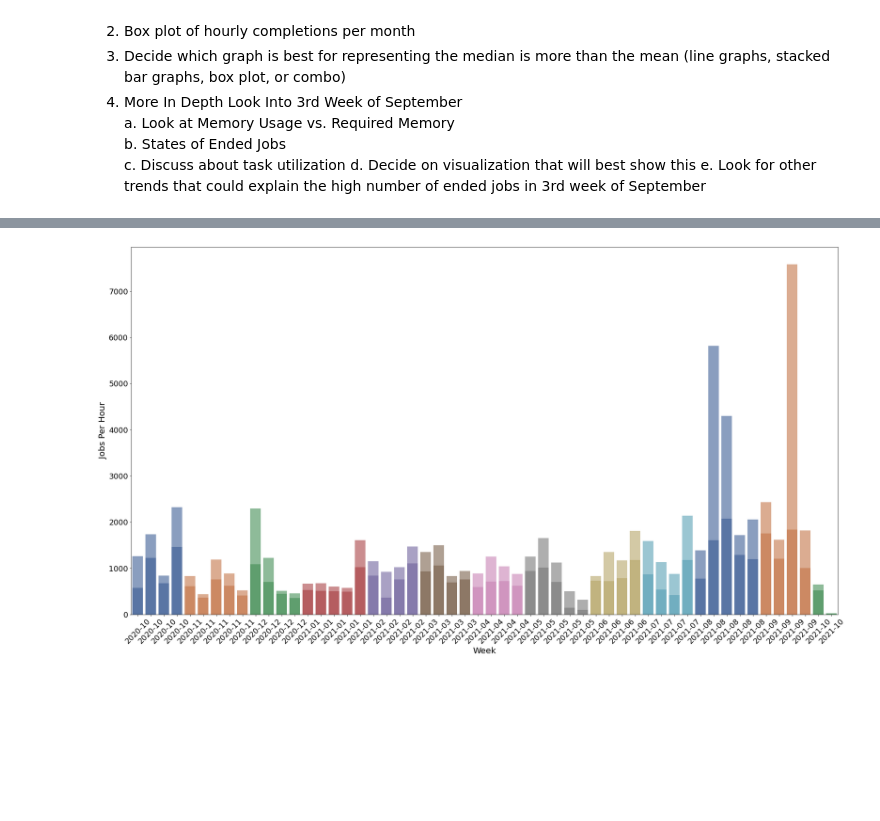
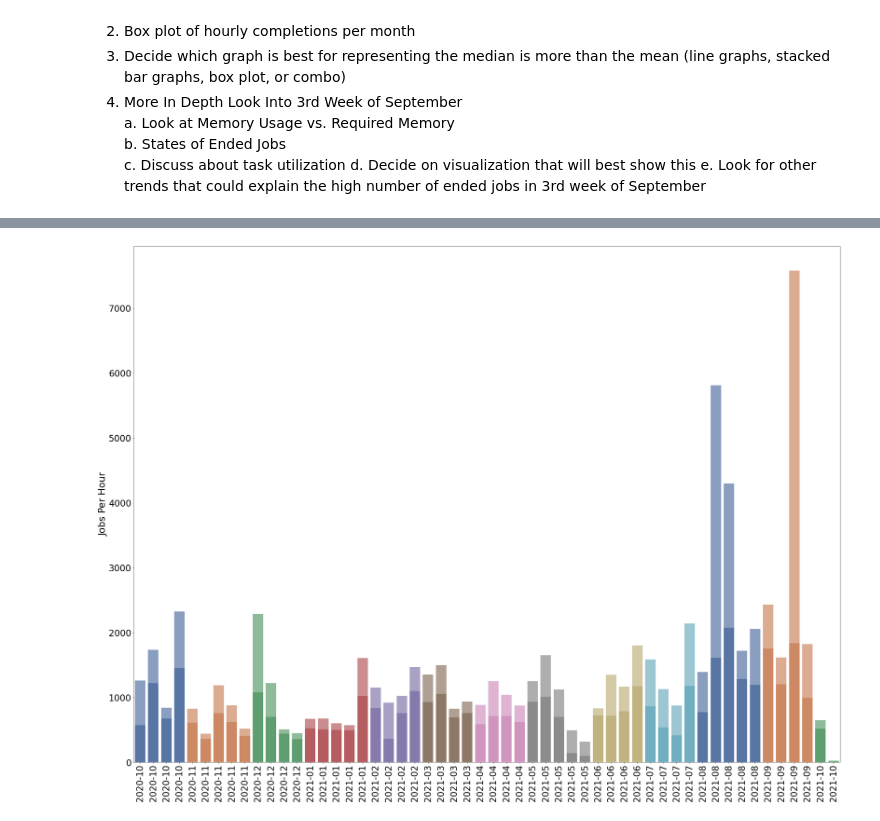
Before and after one commit to nss-data-science-cohort-5/accre-red-skittles, a Jupyter notebook: notebooks/Question 1.ipynb, the cells around one changed output, grey strips where cells are left out. Cells and saved outputs as stored; diff of their text form; code cells hidden in the pictures; blank space fills up the shorter version.

Commit message:
Graphs for presentation complete

```diff
--- a/notebooks/Question 1.ipynb
+++ b/notebooks/Question 1.ipynb
@@ -42,3 +33,6 @@ Name: END, dtype: object
     c. Discuss about task utilization
     d. Decide on visualization that will best show this
     e. Look for other trends that could explain the high number of ended jobs in 3rd week of September
+# %%
+# Set fontsize
+fontsize = 30
@@ -45,41 +82,41 @@ Name: END, dtype: object
 # %%
-# Median jobs ended per hour each month
-weekly_jobs_ended_median = jobs.groupby(pd.Grouper(key='END',freq='W')).median()
-weekly_jobs_ended_median = weekly_jobs_ended_median.reset_index()
+# Median jobs ended per hour each week
+weekly_jobs_ended_by_hour_median = jobs.groupby(pd.Grouper(key='END',freq='W')).median()
+weekly_jobs_ended_by_hour_median = weekly_jobs_ended_by_hour_median.reset_index()
 
-# Average(mean) jobs ended per hour each month
-weekly_jobs_ended_by_hour = jobs.groupby(pd.Grouper(key='END',freq='W')).count()/168
-weekly_jobs_ended_by_hour = weekly_jobs_ended_by_hour.reset_index()
+# Average(mean) jobs ended per hour each week
+weekly_jobs_ended_by_hour_mean = jobs.groupby(pd.Grouper(key='END',freq='W')).count()/168
+weekly_jobs_ended_by_hour_mean = weekly_jobs_ended_by_hour_mean.reset_index()
 
-# Format date ticks for x axis and define fontsize
-date_labels = weekly_jobs_ended_by_hour['END'].dt.strftime('%Y-%m')
-fontsize = 20
+# Format date ticks for x axis
+date_labels = weekly_jobs_ended_by_hour_median['END'].dt.strftime('%Y-%m')
 
 # Set figure size and graph plots
-fig, ax = plt.subplots(figsize=(30,16))
+fig, ax = plt.subplots(figsize=(40, 30))
 sns.barplot(x = 'END',
             y = 'GROUP1H',
-            data = weekly_jobs_ended_median,
+            data = weekly_jobs_ended_by_hour_median,
             hue = date_labels,
             dodge = False,
             palette = "deep",
             ax = ax,
             alpha = 0.7)
 sns.barplot(x = 'END',
             y = 'JOBID',
-            data = weekly_jobs_ended_by_hour,
+            data = weekly_jobs_ended_by_hour_mean,
             hue = date_labels,
             dodge = False,
             palette = "deep",
             ax = ax)
 
-plt.xlabel('Week', fontsize = fontsize)
-plt.xticks(fontsize = fontsize - 2, rotation = 45)
+# Set Axes labels and sizes
+plt.xlabel('', fontsize = fontsize)
+plt.xticks(fontsize = fontsize - 2, rotation = 90)
 ax.set_xticklabels(labels = date_labels)
 
 plt.ylabel('Jobs Per Hour', fontsize = fontsize)
 plt.yticks(fontsize = fontsize - 2);
 
 ax.get_legend().set_visible(False);
 # %% [output]
-[figure, old version]
+[figure, new version]
```
Also changed, not shown: parts of 12 cells of this notebook, 2 other files.
